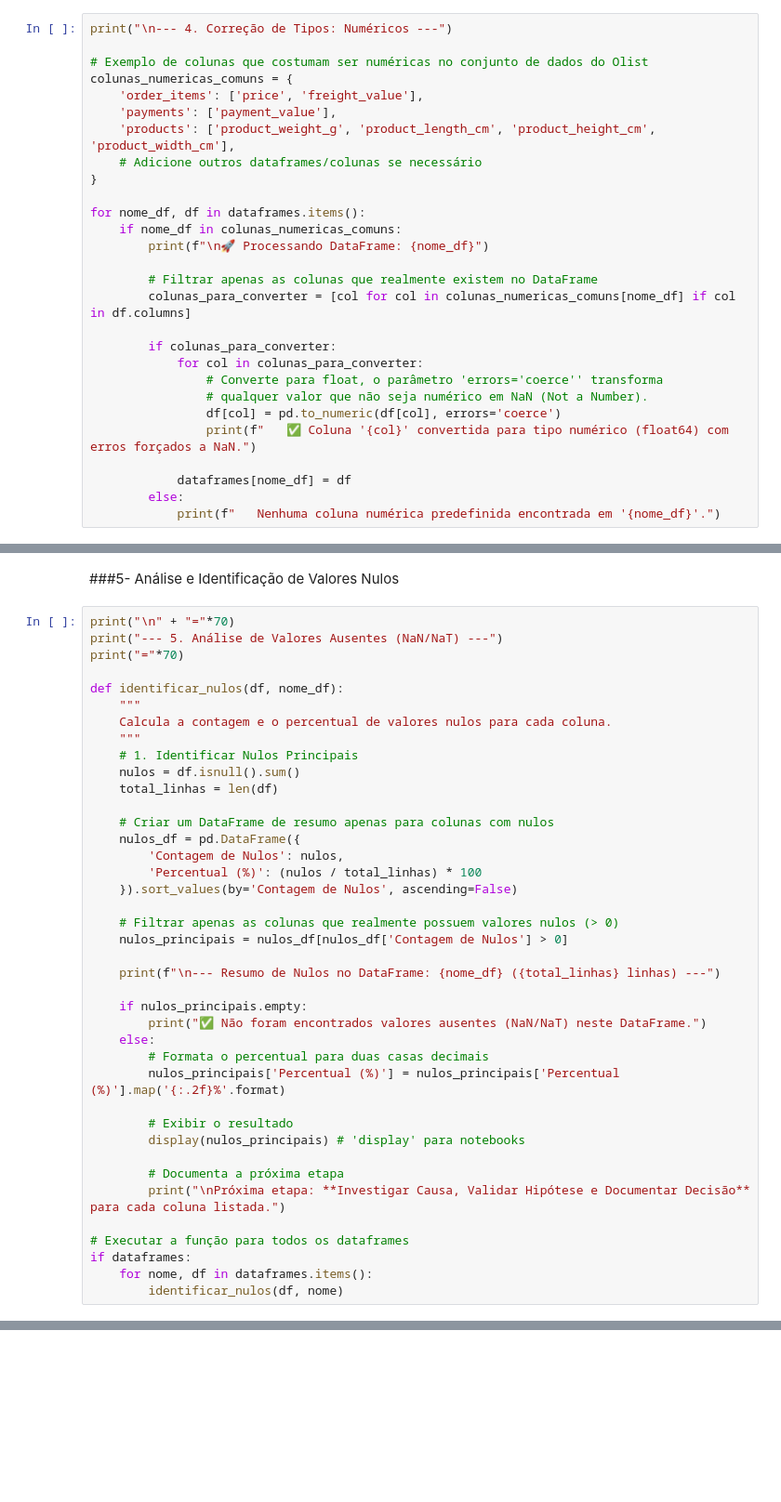
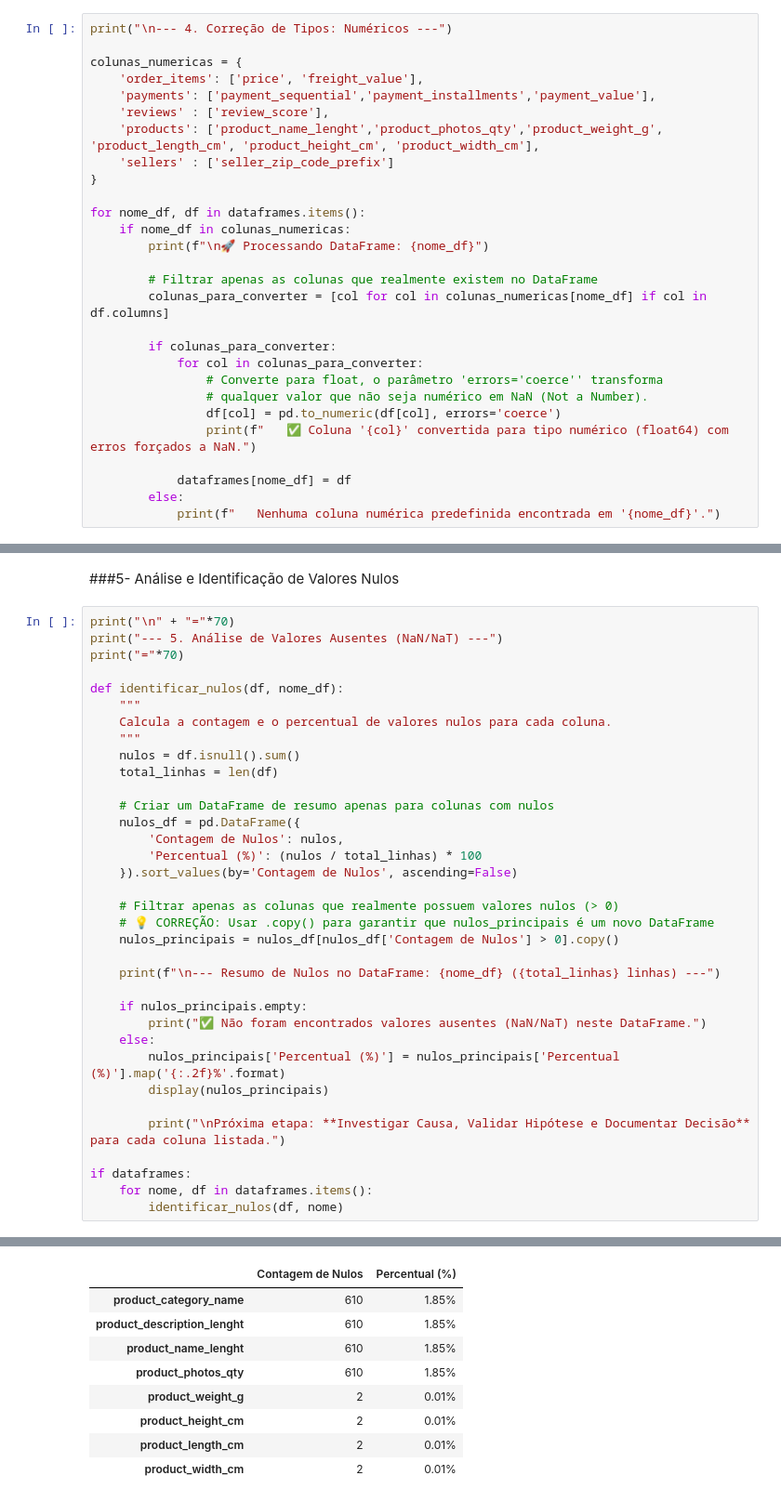
Before and after one commit to vic-fmr/ecommerce-analytics, a Jupyter notebook: codigo/analise_ecommerce.ipynb, the cells around one changed output, grey strips where cells are left out. Shown: that part at 93% size. Saved outputs shown, nothing was run; the diff lists cells and outputs as text; blank space fills up the shorter version.

```diff
--- a/codigo/analise_ecommerce.ipynb
+++ b/codigo/analise_ecommerce.ipynb
@@ -274,20 +320,20 @@ for nome_df, df in dataframes.items():
 # %%
 print("\n--- 4. Correção de Tipos: Numéricos ---")
 
-# Exemplo de colunas que costumam ser numéricas no conjunto de dados do Olist
-colunas_numericas_comuns = {
+colunas_numericas = {
     'order_items': ['price', 'freight_value'],
-    'payments': ['payment_value'],
-    'products': ['product_weight_g', 'product_length_cm', 'product_height_cm', 'product_width_cm'],
-    # Adicione outros dataframes/colunas se necessário
+    'payments': ['payment_sequential','payment_installments','payment_value'],
+    'reviews' : ['review_score'],
+    'products': ['product_name_lenght','product_photos_qty','product_weight_g', 'product_length_cm', 'product_height_cm', 'product_width_cm'],
+    'sellers' : ['seller_zip_code_prefix']
 }
 
 for nome_df, df in dataframes.items():
-    if nome_df in colunas_numericas_comuns:
+    if nome_df in colunas_numericas:
         print(f"\n🚀 Processando DataFrame: {nome_df}")
 
         # Filtrar apenas as colunas que realmente existem no DataFrame
-        colunas_para_converter = [col for col in colunas_numericas_comuns[nome_df] if col in df.columns]
+        colunas_para_converter = [col for col in colunas_numericas[nome_df] if col in df.columns]
 
         if colunas_para_converter:
             for col in colunas_para_converter:
@@ -310,7 +374,6 @@ def identificar_nulos(df, nome_df):
     """
     Calcula a contagem e o percentual de valores nulos para cada coluna.
     """
-    # 1. Identificar Nulos Principais
     nulos = df.isnull().sum()
     total_linhas = len(df)
 
@@ -321,23 +384,20 @@ def identificar_nulos(df, nome_df):
     }).sort_values(by='Contagem de Nulos', ascending=False)
 
     # Filtrar apenas as colunas que realmente possuem valores nulos (> 0)
-    nulos_principais = nulos_df[nulos_df['Contagem de Nulos'] > 0]
+    # 💡 CORREÇÃO: Usar .copy() para garantir que nulos_principais é um novo DataFrame
+    nulos_principais = nulos_df[nulos_df['Contagem de Nulos'] > 0].copy()
 
     print(f"\n--- Resumo de Nulos no DataFrame: {nome_df} ({total_linhas} linhas) ---")
 
     if nulos_principais.empty:
         print("✅ Não foram encontrados valores ausentes (NaN/NaT) neste DataFrame.")
     else:
-        # Formata o percentual para duas casas decimais
         nulos_principais['Percentual (%)'] = nulos_principais['Percentual (%)'].map('{:.2f}%'.format)
+        display(nulos_principais)
 
-        # Exibir o resultado
-        display(nulos_principais) # 'display' para notebooks
-
-        # Documenta a próxima etapa
         print("\nPróxima etapa: **Investigar Causa, Validar Hipótese e Documentar Decisão** para cada coluna listada.")
 
-# Executar a função para todos os dataframes
 if dataframes:
     for nome, df in dataframes.items():
         identificar_nulos(df, nome)
+# %% [output]
@@ -343,0 +434,9 @@ if dataframes:
+|  | Contagem de Nulos | Percentual (%) |
+| product_category_name | 610 | 1.85% |
+| product_description_lenght | 610 | 1.85% |
+| product_name_lenght | 610 | 1.85% |
+| product_photos_qty | 610 | 1.85% |
+| product_weight_g | 2 | 0.01% |
+| product_height_cm | 2 | 0.01% |
+| product_length_cm | 2 | 0.01% |
+| product_width_cm | 2 | 0.01% |
```
Also changed, not shown: parts of 5 cells of this notebook.
